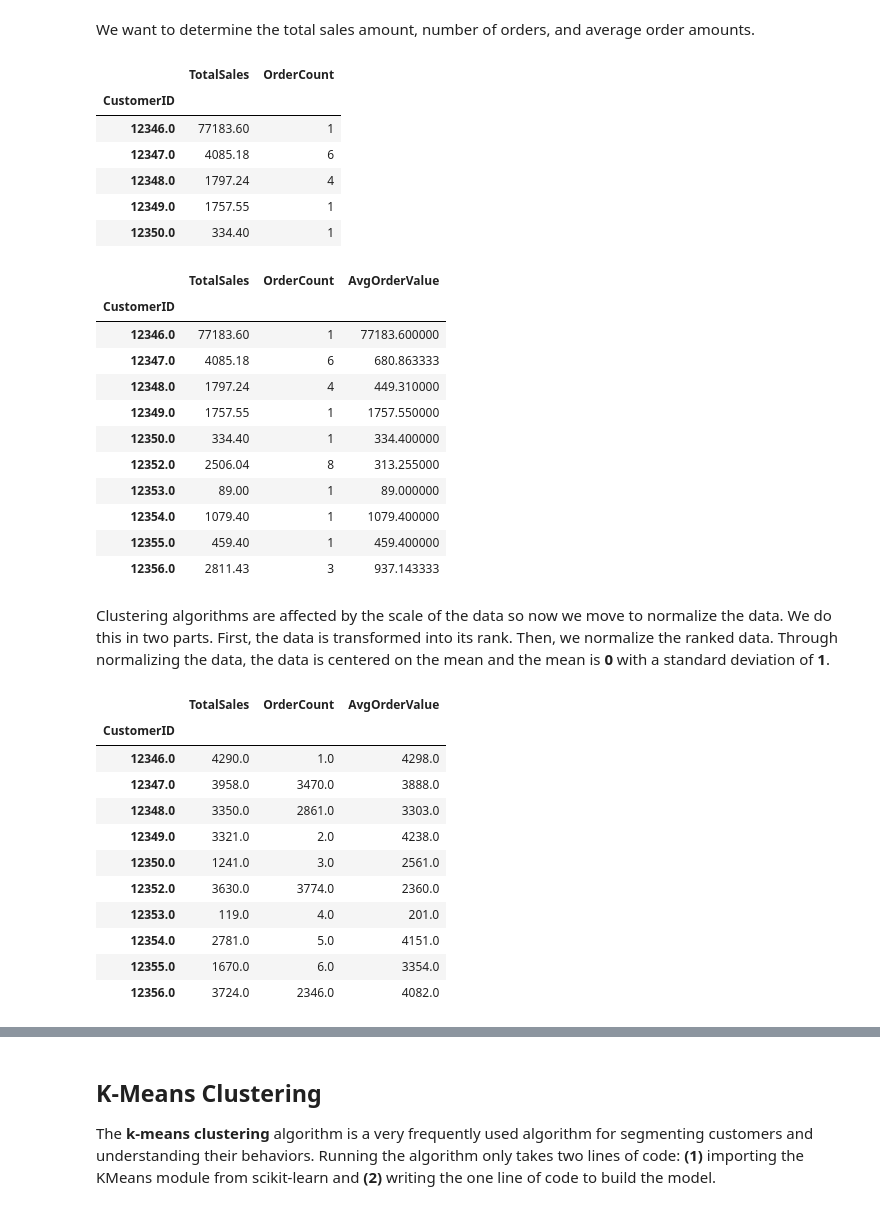
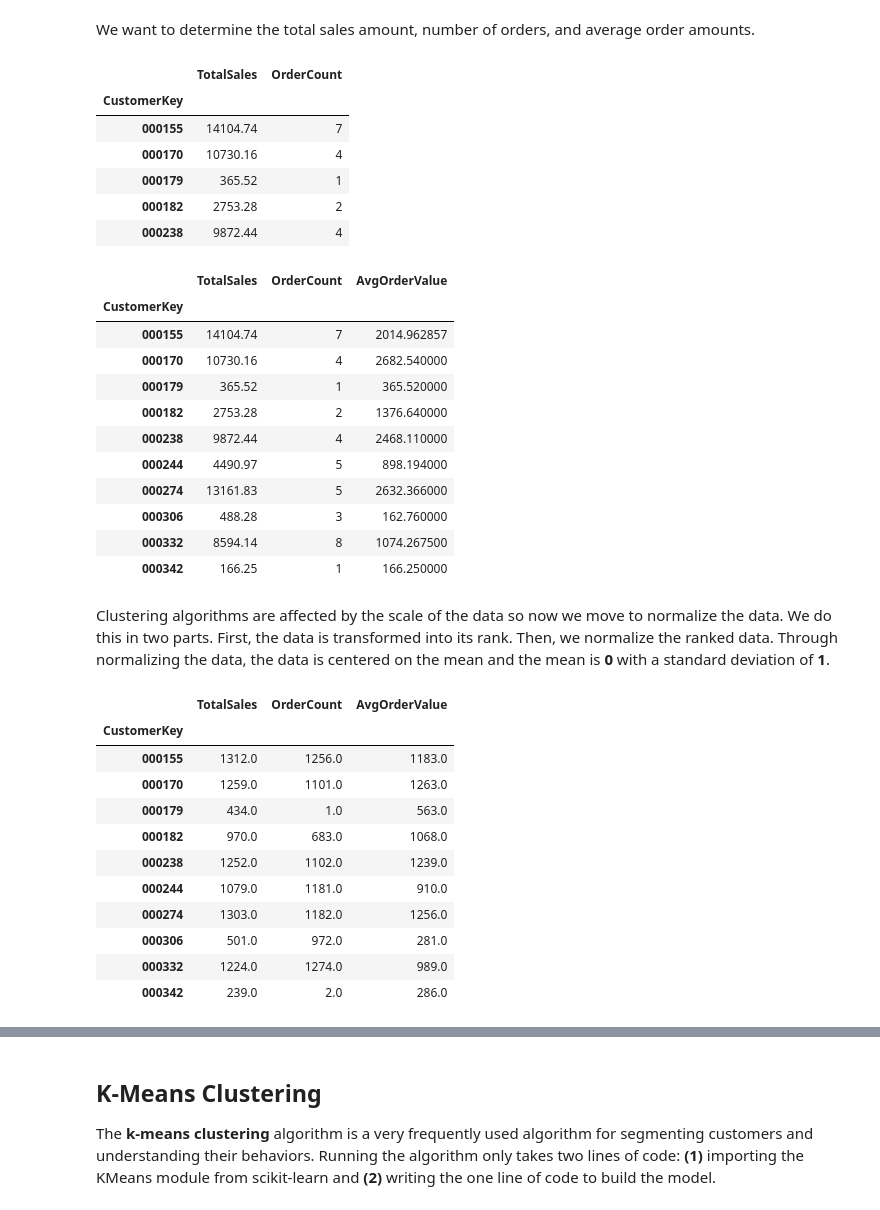
Before and after one commit to mbecker0813/customer_segmentation, a Jupyter notebook: Customer Segmentation Example.ipynb, the cells around one changed output, grey strips where cells are left out. Drawn from its saved outputs; the diff is of its cells as text; code cells hidden in the pictures.

```diff
--- a/Customer Segmentation Example.ipynb
+++ b/Customer Segmentation Example.ipynb
@@ -20,0 +11,4 @@ df.head()
+# %%
+df = pd.read_excel('sales_details.xlsx', sheet_name = 'Sheet1')
+df.columns = ['Invoice','Product','Title','Quantity','Date','Price','CustomerKey','Name','State','Vendor']
+df.head()
@@ -33,9 +34,9 @@ df = df.loc[df['Quantity'] > 0]
 # %%
-df = df[pd.notnull(df['CustomerID'])]
+df = df[pd.notnull(df['CustomerKey'])]
 # %% [markdown]
 **Excluding ending month which is a partial month**
 # %%
-df = df.loc[df['InvoiceDate'] < '2011-12-01']
+#df = df.loc[df['InvoiceDate'] < '2011-12-01']
 # %% [markdown]
 ## Feature Engineering
 We want to create some additional features that will be useful in our customer segmentation analysis.
@@ -45,42 +46,42 @@ We want to create some additional features that will be useful in our customer s
 # %% [markdown]
 **Computing total sales**
 # %%
-df['Sales'] = df['Quantity'] * df['UnitPrice']
+df['Sales'] = df['Quantity'] * df['Price']
 # %% [markdown]
 **Aggregate and summarize by customer**
 # %% [markdown]
 We want to determine the total sales amount, number of orders, and average order amounts.
 # %%
-customer_df = df.groupby('CustomerID').agg({
+customer_df = df.groupby('CustomerKey').agg({
     'Sales': sum,
-    'InvoiceNo': lambda x: x.nunique()
+    'Invoice': lambda x: x.nunique()
 })
 customer_df.columns = ['TotalSales','OrderCount']
 customer_df.head()
 # %% [output]
 |  | TotalSales | OrderCount |
-| CustomerID |  |  |
-| 12346.0 | 77183.60 | 1 |
-| 12347.0 | 4085.18 | 6 |
-| 12348.0 | 1797.24 | 4 |
-| 12349.0 | 1757.55 | 1 |
-| 12350.0 | 334.40 | 1 |
+| CustomerKey |  |  |
+| 000155 | 14104.74 | 7 |
+| 000170 | 10730.16 | 4 |
+| 000179 | 365.52 | 1 |
+| 000182 | 2753.28 | 2 |
+| 000238 | 9872.44 | 4 |
 # %%
 customer_df['AvgOrderValue'] = customer_df['TotalSales']/customer_df['OrderCount']
 customer_df.head(10)
 # %% [output]
 |  | TotalSales | OrderCount | AvgOrderValue |
-| CustomerID |  |  |  |
-| 12346.0 | 77183.60 | 1 | 77183.600000 |
-| 12347.0 | 4085.18 | 6 | 680.863333 |
-| 12348.0 | 1797.24 | 4 | 449.310000 |
-| 12349.0 | 1757.55 | 1 | 1757.550000 |
-| 12350.0 | 334.40 | 1 | 334.400000 |
-| 12352.0 | 2506.04 | 8 | 313.255000 |
-| 12353.0 | 89.00 | 1 | 89.000000 |
-| 12354.0 | 1079.40 | 1 | 1079.400000 |
-| 12355.0 | 459.40 | 1 | 459.400000 |
-| 12356.0 | 2811.43 | 3 | 937.143333 |
+| CustomerKey |  |  |  |
+| 000155 | 14104.74 | 7 | 2014.962857 |
+| 000170 | 10730.16 | 4 | 2682.540000 |
+| 000179 | 365.52 | 1 | 365.520000 |
+| 000182 | 2753.28 | 2 | 1376.640000 |
+| 000238 | 9872.44 | 4 | 2468.110000 |
+| 000244 | 4490.97 | 5 | 898.194000 |
+| 000274 | 13161.83 | 5 | 2632.366000 |
+| 000306 | 488.28 | 3 | 162.760000 |
+| 000332 | 8594.14 | 8 | 1074.267500 |
+| 000342 | 166.25 | 1 | 166.250000 |
 # %% [markdown]
 Clustering algorithms are affected by the scale of the data so now we move to normalize the data. We do this in two parts. First, the data is transformed into its rank. Then, we normalize the ranked data. Through normalizing the data, the data is centered on the mean and the mean is **0** with a standard deviation of **1**.
 # %%
@@ -88,17 +89,17 @@ rank_df = customer_df.rank(method = 'first')
 rank_df.head(10)
 # %% [output]
 |  | TotalSales | OrderCount | AvgOrderValue |
-| CustomerID |  |  |  |
-| 12346.0 | 4290.0 | 1.0 | 4298.0 |
-| 12347.0 | 3958.0 | 3470.0 | 3888.0 |
-| 12348.0 | 3350.0 | 2861.0 | 3303.0 |
-| 12349.0 | 3321.0 | 2.0 | 4238.0 |
-| 12350.0 | 1241.0 | 3.0 | 2561.0 |
-| 12352.0 | 3630.0 | 3774.0 | 2360.0 |
-| 12353.0 | 119.0 | 4.0 | 201.0 |
-| 12354.0 | 2781.0 | 5.0 | 4151.0 |
-| 12355.0 | 1670.0 | 6.0 | 3354.0 |
-| 12356.0 | 3724.0 | 2346.0 | 4082.0 |
+| CustomerKey |  |  |  |
+| 000155 | 1312.0 | 1256.0 | 1183.0 |
+| 000170 | 1259.0 | 1101.0 | 1263.0 |
+| 000179 | 434.0 | 1.0 | 563.0 |
+| 000182 | 970.0 | 683.0 | 1068.0 |
+| 000238 | 1252.0 | 1102.0 | 1239.0 |
+| 000244 | 1079.0 | 1181.0 | 910.0 |
+| 000274 | 1303.0 | 1182.0 | 1256.0 |
+| 000306 | 501.0 | 972.0 | 281.0 |
+| 000332 | 1224.0 | 1274.0 | 989.0 |
+| 000342 | 239.0 | 2.0 | 286.0 |
 # %%
 normalized_df = (rank_df - rank_df.mean()) / rank_df.std()
 normalized_df.head(10)
```
Also changed, not shown: parts of 16 cells of this notebook.
